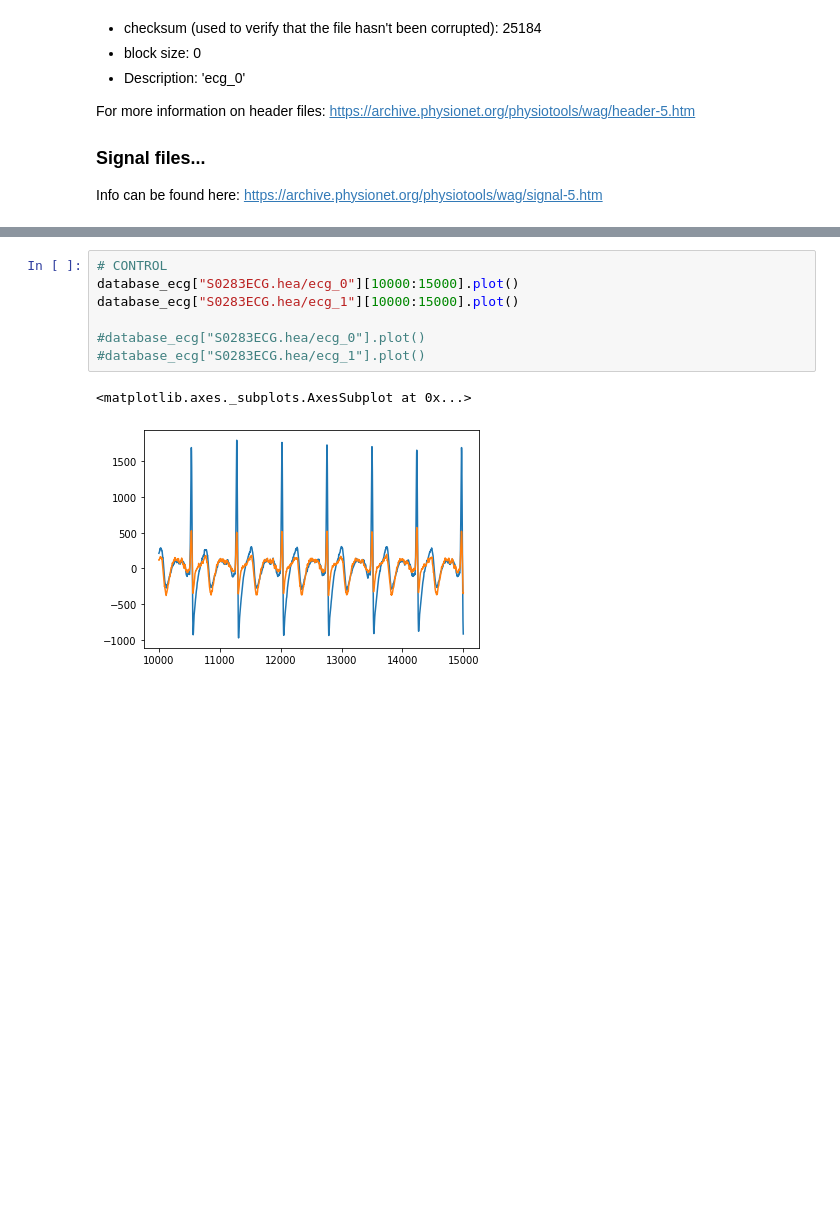
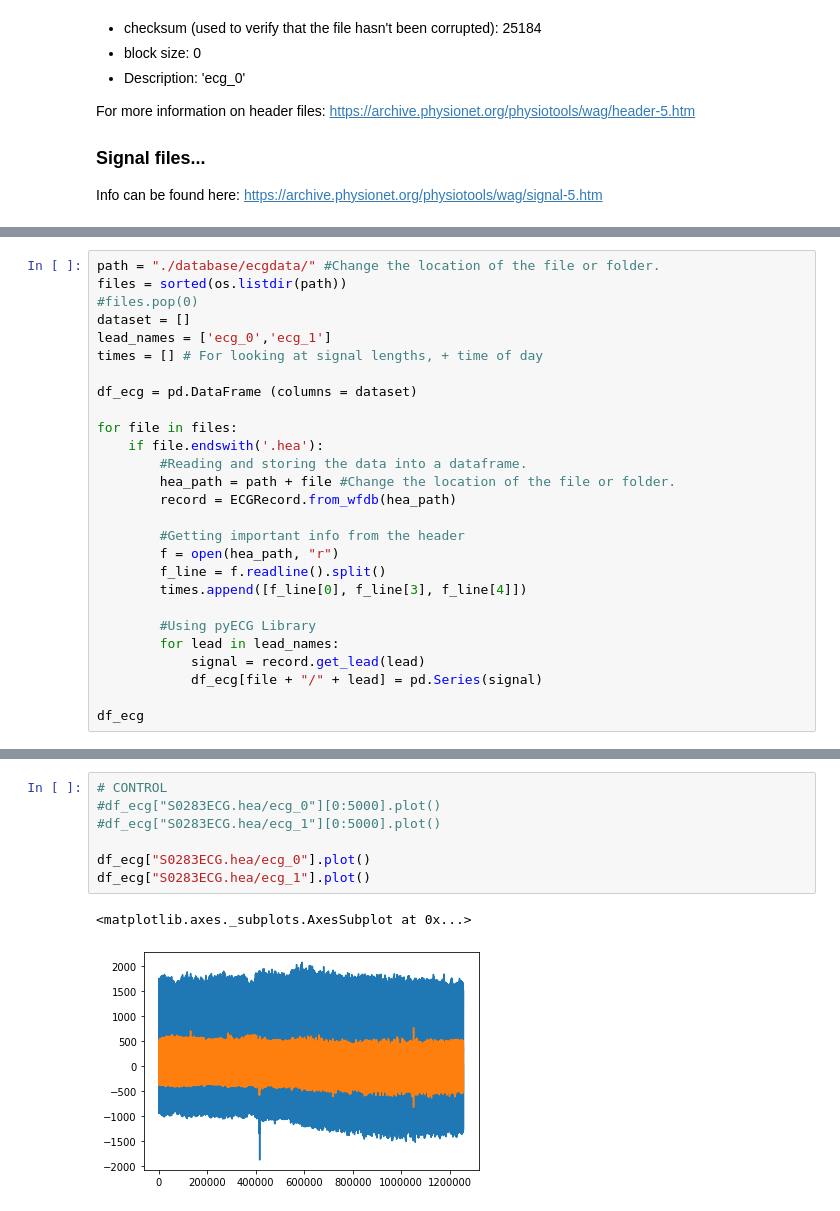
Before and after one commit to molbioeng/Molecool, a Jupyter notebook: Data_Extraction.ipynb, the cells around one changed output, grey strips where cells are left out. Cells and saved outputs as stored; diff of their text form; blank space fills up the shorter version.

Commit message:
FM - Moved some more data to ecgdata folder, modified data extraction

```diff
--- a/Data_Extraction.ipynb
+++ b/Data_Extraction.ipynb
@@ -43,0 +98,27 @@ Info can be found here: https://archive.physionet.org/physiotools/wag/signal-5.h
+# %%
+path = "./database/ecgdata/" #Change the location of the file or folder.
+files = sorted(os.listdir(path))
+#files.pop(0)
+dataset = []
+lead_names = ['ecg_0','ecg_1']
+times = [] # For looking at signal lengths, + time of day
+
+df_ecg = pd.DataFrame (columns = dataset)
+
+for file in files:
+    if file.endswith('.hea'):
+        #Reading and storing the data into a dataframe.
+        hea_path = path + file #Change the location of the file or folder.
+        record = ECGRecord.from_wfdb(hea_path)
+
+        #Getting important info from the header
+        f = open(hea_path, "r")
+        f_line = f.readline().split()
+        times.append([f_line[0], f_line[3], f_line[4]])
+
+        #Using pyECG Library
+        for lead in lead_names:
+            signal = record.get_lead(lead)
+            df_ecg[file + "/" + lead] = pd.Series(signal)
+
+df_ecg
@@ -121,12 +205,12 @@ database_ecg["S0250ECG.hea/ecg_1"][1000000:1005000].plot()
 # %%
 # CONTROL
-database_ecg["S0283ECG.hea/ecg_0"][10000:15000].plot()
-database_ecg["S0283ECG.hea/ecg_1"][10000:15000].plot()
+#df_ecg["S0283ECG.hea/ecg_0"][0:5000].plot()
+#df_ecg["S0283ECG.hea/ecg_1"][0:5000].plot()
 
-#database_ecg["S0283ECG.hea/ecg_0"].plot()
-#database_ecg["S0283ECG.hea/ecg_1"].plot()
+df_ecg["S0283ECG.hea/ecg_0"].plot()
+df_ecg["S0283ECG.hea/ecg_1"].plot()
 # %% [output]
 <matplotlib.axes._subplots.AxesSubplot at 0x...>
-[figure, old version]
+[figure, new version]
 # %%
 # Diabetic #2
```
Also changed, not shown: parts of 26 cells of this notebook, 18 other files.
